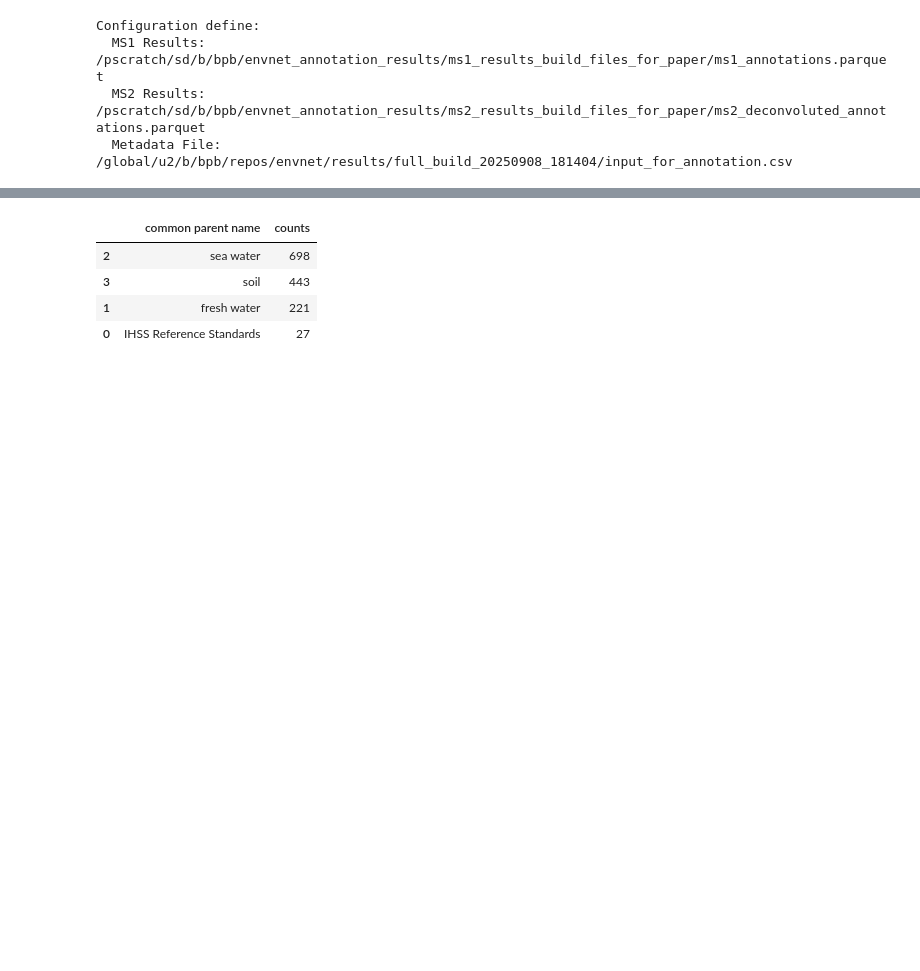
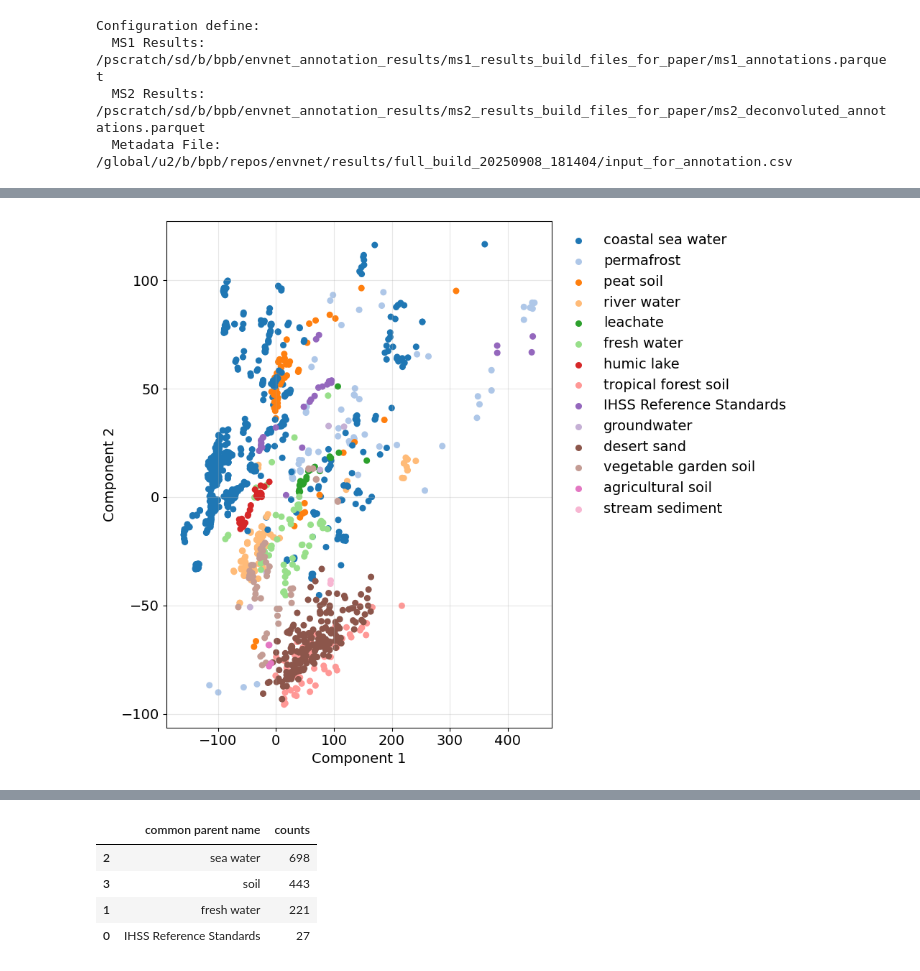
Before and after one commit to biorack/envnet, a Jupyter notebook: notebooks/make_components_of_figure1.ipynb, the cells around one changed output, grey strips where cells are left out. Saved outputs shown, nothing was run; the diff lists cells and outputs as text; code cells hidden in the pictures; blank space fills up the shorter version.

```diff
--- a/notebooks/make_components_of_figure1.ipynb
+++ b/notebooks/make_components_of_figure1.ipynb
@@ -112,0 +250,20 @@ Columns: ['original_index', 'num_datapoints', 'rt_peak', 'peak_height', 'peak_ar
+# %%
+# 1. Get the prepared data from the engine.
+#    At this point, it's the same as the 'analysis_df' you created earlier.
+engine = AnalysisEngine(config)
+engine.load_annotation_results(file_metadata=metadata_file)
+prepared_data = engine.prepare_analysis_data(require_ms2_support=False)
+import numpy as np
+# 2. Perform the merge to create a new, specific DataFrame for this PCA analysis.
+#    This is the same merge you did before.
+envo_df = pd.read_csv('/global/homes/b/bpb/repos/envnet/envnet/data/envo_relationships.csv')
+cols = ['id', 'common parent name','name']
+pca_input_df = pd.merge(prepared_data, envo_df[cols], left_on='environmental_subclass', right_on='id', how='left')
+# pca_input_df['peak_area'] = pca_input_df['peak_area'].fillna(0)
+# pca_input_df['peak_area'] = pca_input_df['peak_area'].apply(np.log1p)
+# (Optional but recommended) Add a quick check to ensure the column exists before plotting
+pca_results = engine.multivariate.run_pca(data=pca_input_df, grouping_column='name',    highlight_group=None,
+                                          method='pca')
+# (Using the pca_input_df from the previous step)
+# %% [output]
+[figure, added]
```
Also changed, not shown: parts of 27 cells of this notebook, 5 other files.
